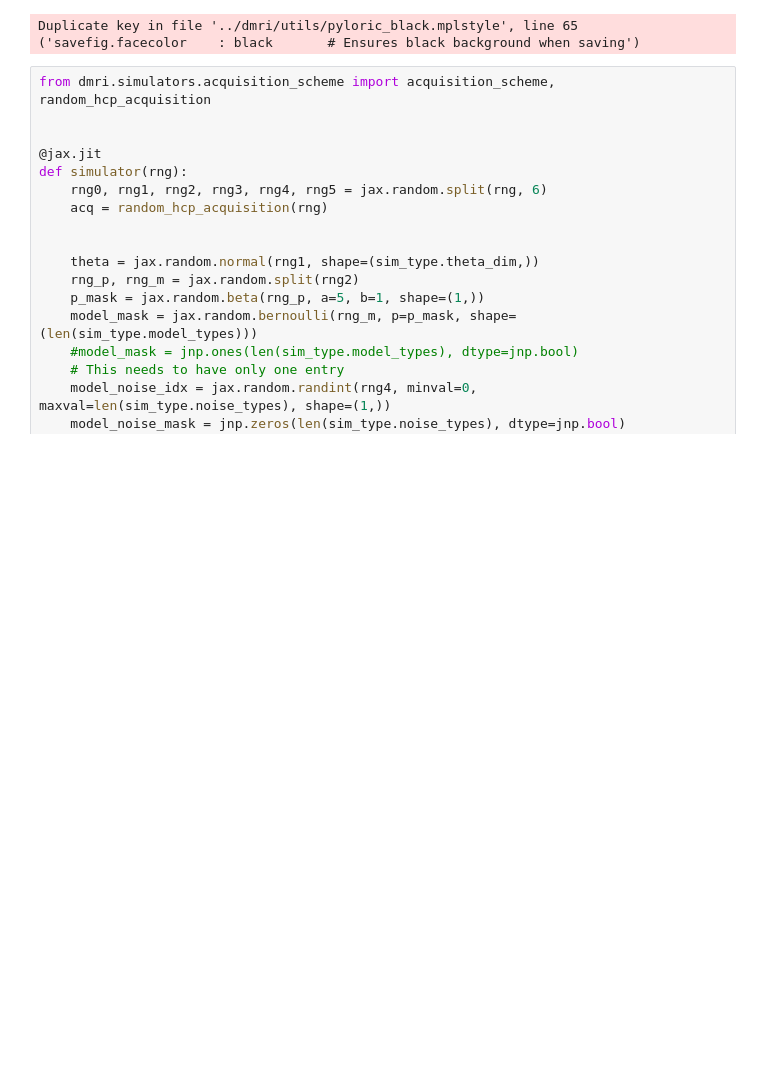
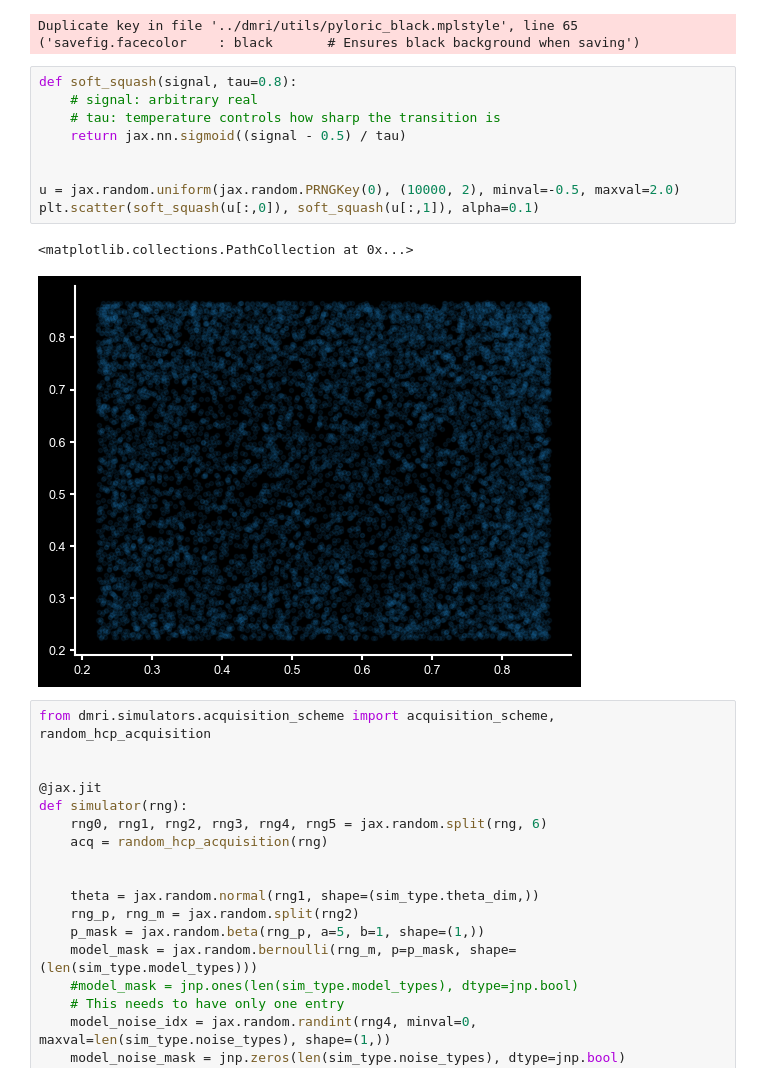
Before and after one commit to mackelab/dmri, a Jupyter notebook: notebooks/train_standalone.ipynb, the cells around one changed output. Saved outputs shown, nothing was run; the diff lists cells and outputs as text; blank space fills up the shorter version.

```diff
--- a/notebooks/train_standalone.ipynb
+++ b/notebooks/train_standalone.ipynb
@@ -59,6 +26,18 @@ sim_type = MultiShellBall3StickSharedDiffusivityGammaPrior
 ball_stick = sim_type.from_theta(np.random.randn(sim_type.theta_dim))
 # %% [output]
 Duplicate key in file '../dmri/utils/pyloric_black.mplstyle', line 65 ('savefig.facecolor    : black       # Ensures black background when saving')
+# %%
+def soft_squash(signal, tau=0.8):
+    # signal: arbitrary real
+    # tau: temperature controls how sharp the transition is
+    return jax.nn.sigmoid((signal - 0.5) / tau)
+
+
+u = jax.random.uniform(jax.random.PRNGKey(0), (10000, 2), minval=-0.5, maxval=2.0)
+plt.scatter(soft_squash(u[:,0]), soft_squash(u[:,1]), alpha=0.1)
+# %% [output]
+<matplotlib.collections.PathCollection at 0x...>
+[figure, added]
 # %%
 from dmri.simulators.acquisition_scheme import acquisition_scheme, random_hcp_acquisition
 
```
Also changed, not shown: parts of 10 cells of this notebook, 12 other files.
